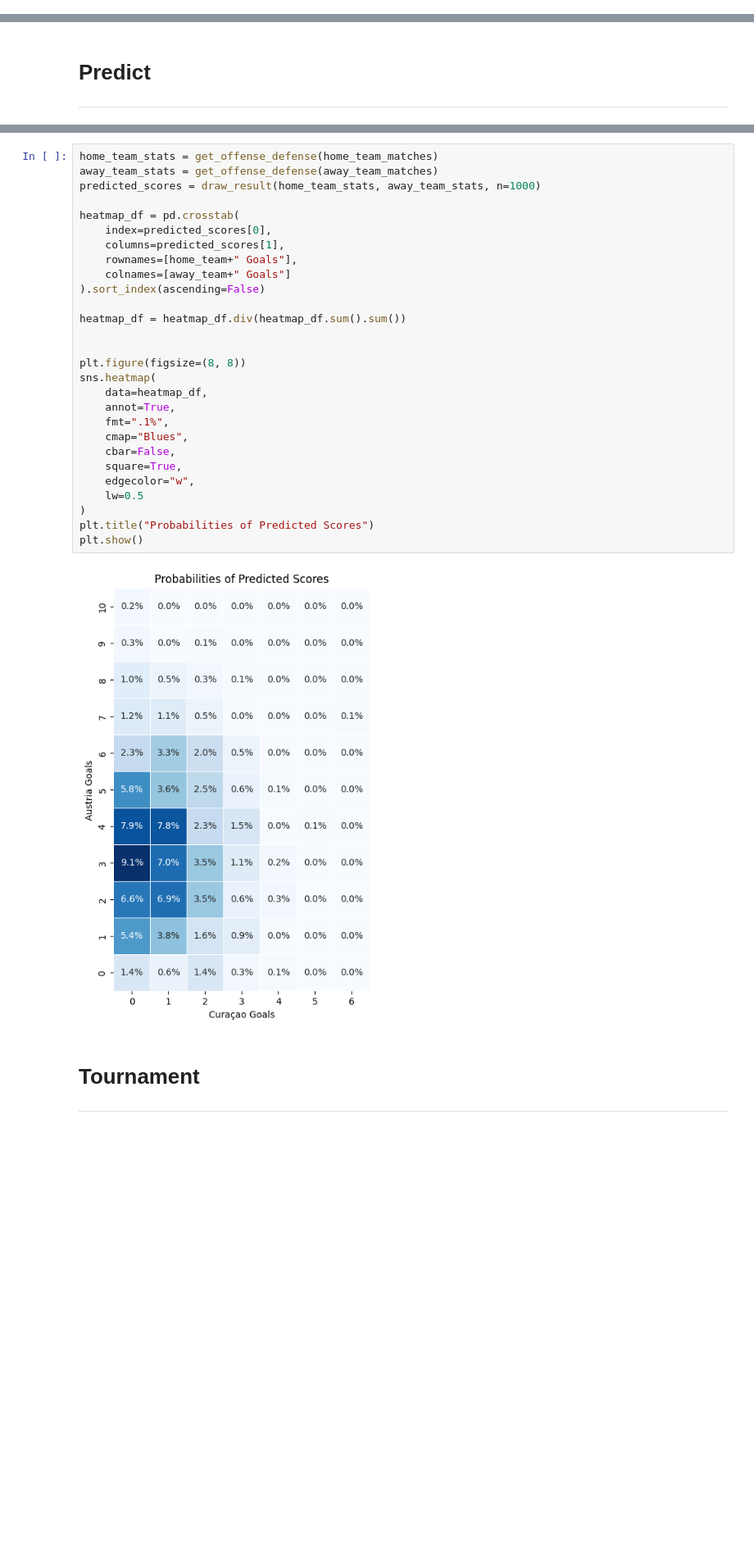
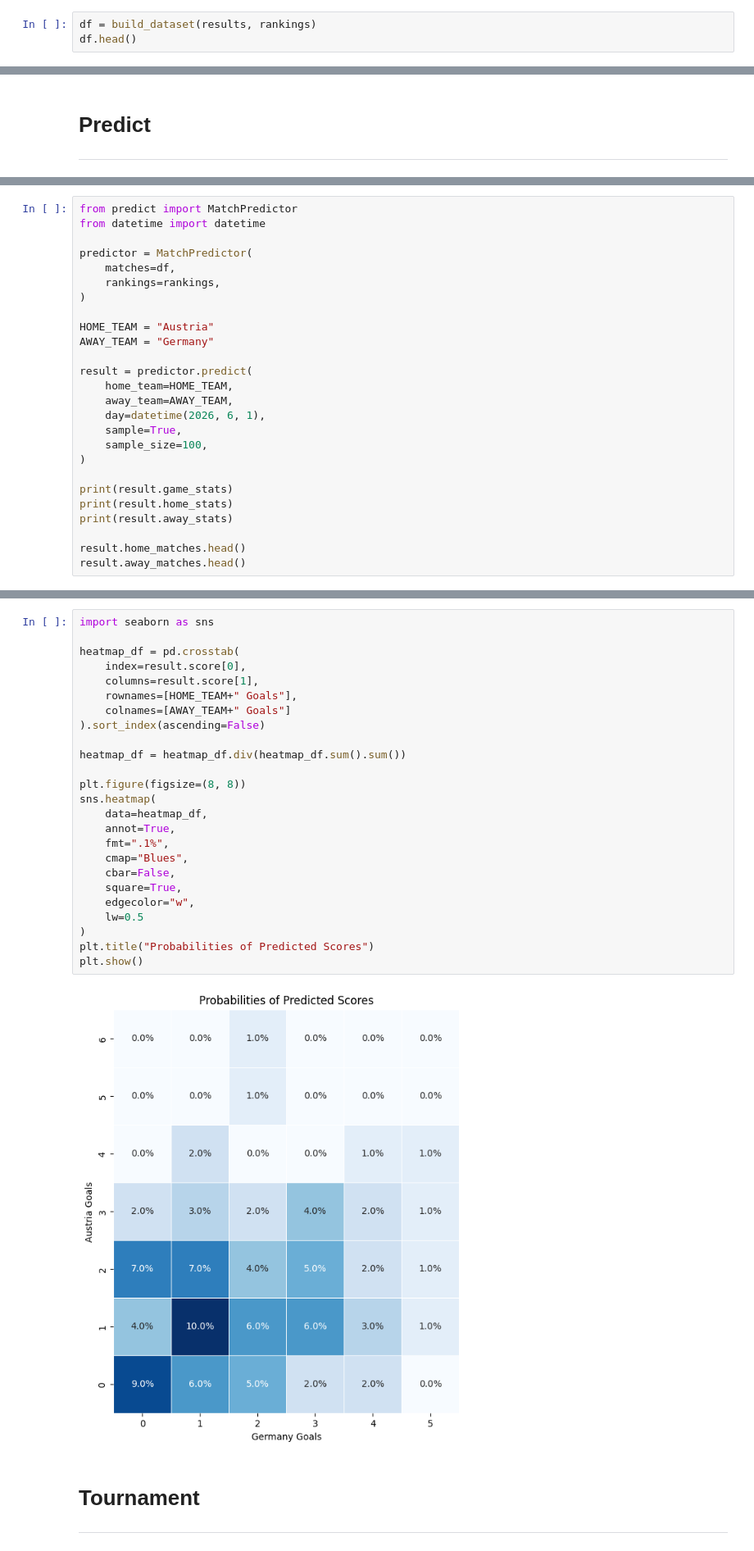
Before and after one commit to bernhard-pfann/soccer-predictions, a Jupyter notebook: main.ipynb, the cells around one changed output, grey strips where cells are left out. Shown at 82% size. Cells and saved outputs as stored; diff of their text form; blank space fills up the shorter version.

```diff
--- a/main.ipynb
+++ b/main.ipynb
@@ -113,0 +32,3 @@ df[df["away_team"] == "Curaçao"]
+# %%
+df = build_dataset(results, rankings)
+df.head()
@@ -160,0 +45,26 @@ plot_comparable_matches(away_team_matches, away_team)
+# %%
+from predict import MatchPredictor
+from datetime import datetime
+
+predictor = MatchPredictor(
+    matches=df,
+    rankings=rankings,
+)
+
+HOME_TEAM = "Austria"
+AWAY_TEAM = "Germany"
+
+result = predictor.predict(
+    home_team=HOME_TEAM,
+    away_team=AWAY_TEAM,
+    day=datetime(2026, 6, 1),
+    sample=True,
+    sample_size=100,
+)
+
+print(result.game_stats)
+print(result.home_stats)
+print(result.away_stats)
+
+result.home_matches.head()
+result.away_matches.head()
@@ -161,33 +105,30 @@ plot_comparable_matches(away_team_matches, away_team)
 # %%
-home_team_stats = get_offense_defense(home_team_matches)
-away_team_stats = get_offense_defense(away_team_matches)
-predicted_scores = draw_result(home_team_stats, away_team_stats, n=1000)
+import seaborn as sns
 
 heatmap_df = pd.crosstab(
-    index=predicted_scores[0],
-    columns=predicted_scores[1],
-    rownames=[home_team+" Goals"],
-    colnames=[away_team+" Goals"]
+    index=result.score[0],
+    columns=result.score[1],
+    rownames=[HOME_TEAM+" Goals"],
+    colnames=[AWAY_TEAM+" Goals"]
 ).sort_index(ascending=False)
 
 heatmap_df = heatmap_df.div(heatmap_df.sum().sum())
-
 
 plt.figure(figsize=(8, 8))
 sns.heatmap(
     data=heatmap_df,
     annot=True,
     fmt=".1%",
     cmap="Blues",
     cbar=False,
     square=True,
     edgecolor="w",
     lw=0.5
 )
 plt.title("Probabilities of Predicted Scores")
 plt.show()
 # %% [output]
-[figure, old version]
+[figure, new version]
 # %% [markdown]
 # Tournament
 ***
```
Also changed, not shown: parts of 18 cells of this notebook, 7 other files.
